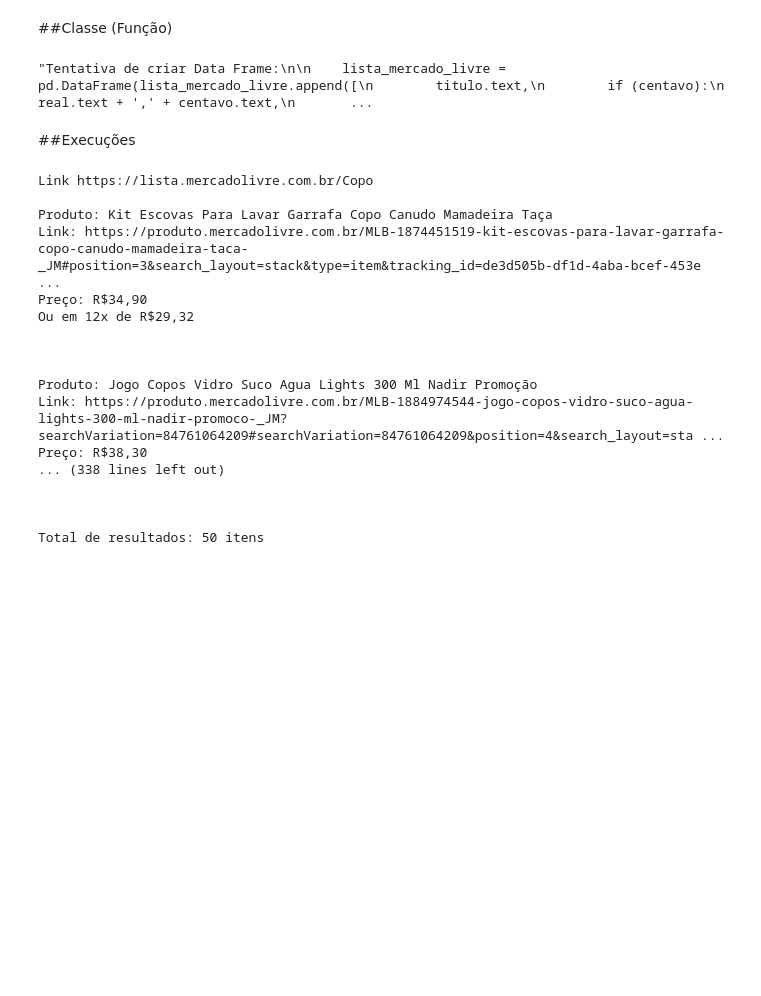
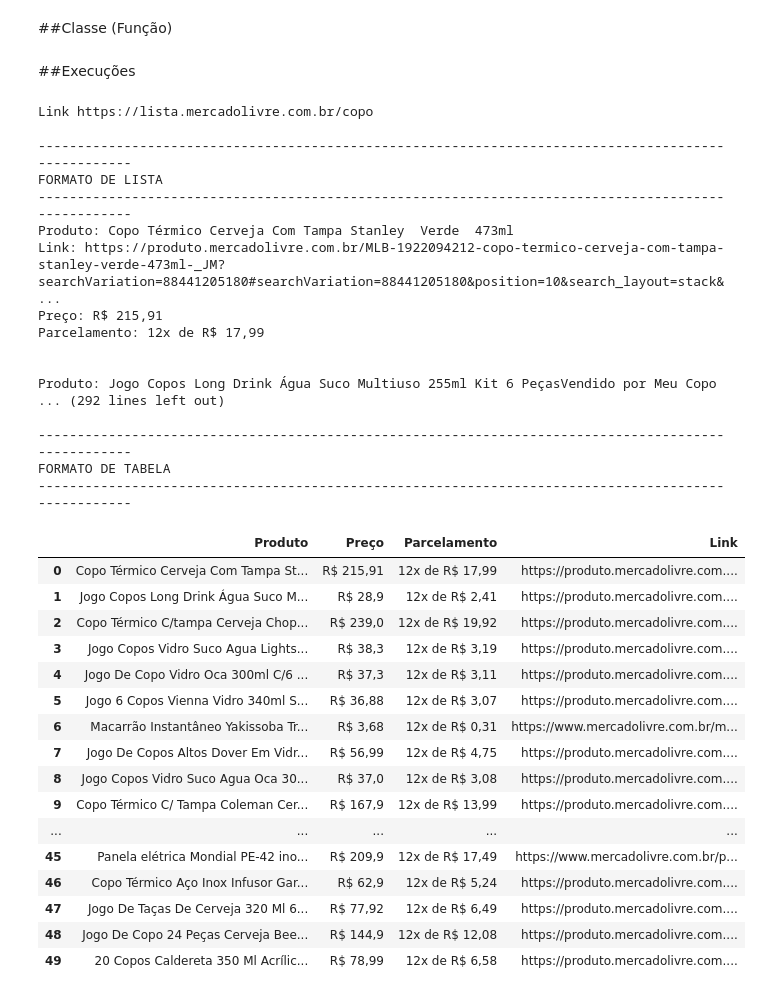
Before and after one commit to danilodonizeti/Web_Scraping_ML, a Jupyter notebook: Web_Scraping_Mercado_Livre.ipynb, the cells around one changed output. Cells and saved outputs as stored; diff of their text form; code cells hidden in the pictures; blank space fills up the shorter version.

```diff
--- a/Web_Scraping_Mercado_Livre.ipynb
+++ b/Web_Scraping_Mercado_Livre.ipynb
@@ -71,42 +112,39 @@ def mercado_livre(pesquisa):
-# %%
-'''Tentativa de criar Data Frame:
-
-    lista_mercado_livre = pd.DataFrame(lista_mercado_livre.append([
-        titulo.text,
-        if (centavo):
-            real.text + ',' + centavo.text,
-        else:
-            real.text + ',' + 00,
-        if (centavo_parcela):
-            real_parcela.text + ',' + centavo_parcela.text,
-        else:
-            real_parcela.text}+','+00,
-        link['href']
-    ))
-
-    print(lista_mercado_livre)
-    '''
-# %% [output]
-"Tentativa de criar Data Frame:\n\n    lista_mercado_livre = pd.DataFrame(lista_mercado_livre.append([\n        titulo.text,\n        if (centavo):\n            real.text + ',' + centavo.text,\n       ...
 # %% [markdown]
 ##Execuções
 # %%
-mercado_livre('Copo')
+mercado_livre('copo')
 # %% [output]
-Link https://lista.mercadolivre.com.br/Copo
+Link https://lista.mercadolivre.com.br/copo
 
-Produto: Kit Escovas Para Lavar Garrafa Copo Canudo Mamadeira Taça
-Link: https://produto.mercadolivre.com.br/MLB-1874451519-kit-escovas-para-lavar-garrafa-copo-canudo-mamadeira-taca-_JM#position=3&search_layout=stack&type=item&tracking_id=de3d505b-df1d-4aba-bcef-453e ...
-Preço: R$34,90
-Ou em 12x de R$29,32
+----------------------------------------------------------------------------------------------------
+FORMATO DE LISTA
+----------------------------------------------------------------------------------------------------
+Produto: Copo Térmico Cerveja Com Tampa Stanley  Verde  473ml
+Link: https://produto.mercadolivre.com.br/MLB-1922094212-copo-termico-cerveja-com-tampa-stanley-verde-473ml-_JM?searchVariation=88441205180#searchVariation=88441205180&position=10&search_layout=stack& ...
+Preço: R$ 215,91
+Parcelamento: 12x de R$ 17,99
 
 
+Produto: Jogo Copos Long Drink Água Suco Multiuso 255ml Kit 6 PeçasVendido por Meu Copo
+... (292 lines left out)
 
-Produto: Jogo Copos Vidro Suco Agua Lights 300 Ml Nadir Promoção
-Link: https://produto.mercadolivre.com.br/MLB-1884974544-jogo-copos-vidro-suco-agua-lights-300-ml-nadir-promoco-_JM?searchVariation=84761064209#searchVariation=84761064209&position=4&search_layout=sta ...
-Preço: R$38,30
-... (338 lines left out)
-
-
-
-Total de resultados: 50 itens
+----------------------------------------------------------------------------------------------------
+FORMATO DE TABELA
+----------------------------------------------------------------------------------------------------
+|  | Produto | Preço | Parcelamento | Link |
+| 0 | Copo Térmico Cerveja Com Tampa St... | R$ 215,91 | 12x de R$ 17,99 | https://produto.mercadolivre.com.... |
+| 1 | Jogo Copos Long Drink Água Suco M... | R$ 28,9 | 12x de R$ 2,41 | https://produto.mercadolivre.com.... |
+| 2 | Copo Térmico C/tampa Cerveja Chop... | R$ 239,0 | 12x de R$ 19,92 | https://produto.mercadolivre.com.... |
+| 3 | Jogo Copos Vidro Suco Agua Lights... | R$ 38,3 | 12x de R$ 3,19 | https://produto.mercadolivre.com.... |
+| 4 | Jogo De Copo Vidro Oca 300ml C/6 ... | R$ 37,3 | 12x de R$ 3,11 | https://produto.mercadolivre.com.... |
+| 5 | Jogo 6 Copos Vienna Vidro 340ml S... | R$ 36,88 | 12x de R$ 3,07 | https://produto.mercadolivre.com.... |
+| 6 | Macarrão Instantâneo Yakissoba Tr... | R$ 3,68 | 12x de R$ 0,31 | https://www.mercadolivre.com.br/m... |
+| 7 | Jogo De Copos Altos Dover Em Vidr... | R$ 56,99 | 12x de R$ 4,75 | https://produto.mercadolivre.com.... |
+| 8 | Jogo Copos Vidro Suco Agua Oca 30... | R$ 37,0 | 12x de R$ 3,08 | https://produto.mercadolivre.com.... |
+| 9 | Copo Térmico C/ Tampa Coleman Cer... | R$ 167,9 | 12x de R$ 13,99 | https://produto.mercadolivre.com.... |
+| ... | ... | ... | ... | ... |
+| 45 | Panela elétrica Mondial PE-42 ino... | R$ 209,9 | 12x de R$ 17,49 | https://www.mercadolivre.com.br/p... |
+| 46 | Copo Térmico Aço Inox Infusor Gar... | R$ 62,9 | 12x de R$ 5,24 | https://produto.mercadolivre.com.... |
+| 47 | Jogo De Taças De Cerveja 320 Ml 6... | R$ 77,92 | 12x de R$ 6,49 | https://produto.mercadolivre.com.... |
+| 48 | Jogo De Copo 24 Peças Cerveja Bee... | R$ 144,9 | 12x de R$ 12,08 | https://produto.mercadolivre.com.... |
+| 49 | 20 Copos Caldereta 350 Ml Acrílic... | R$ 78,99 | 12x de R$ 6,58 | https://produto.mercadolivre.com.... |
```
Also changed, not shown: parts of 2 cells of this notebook.
